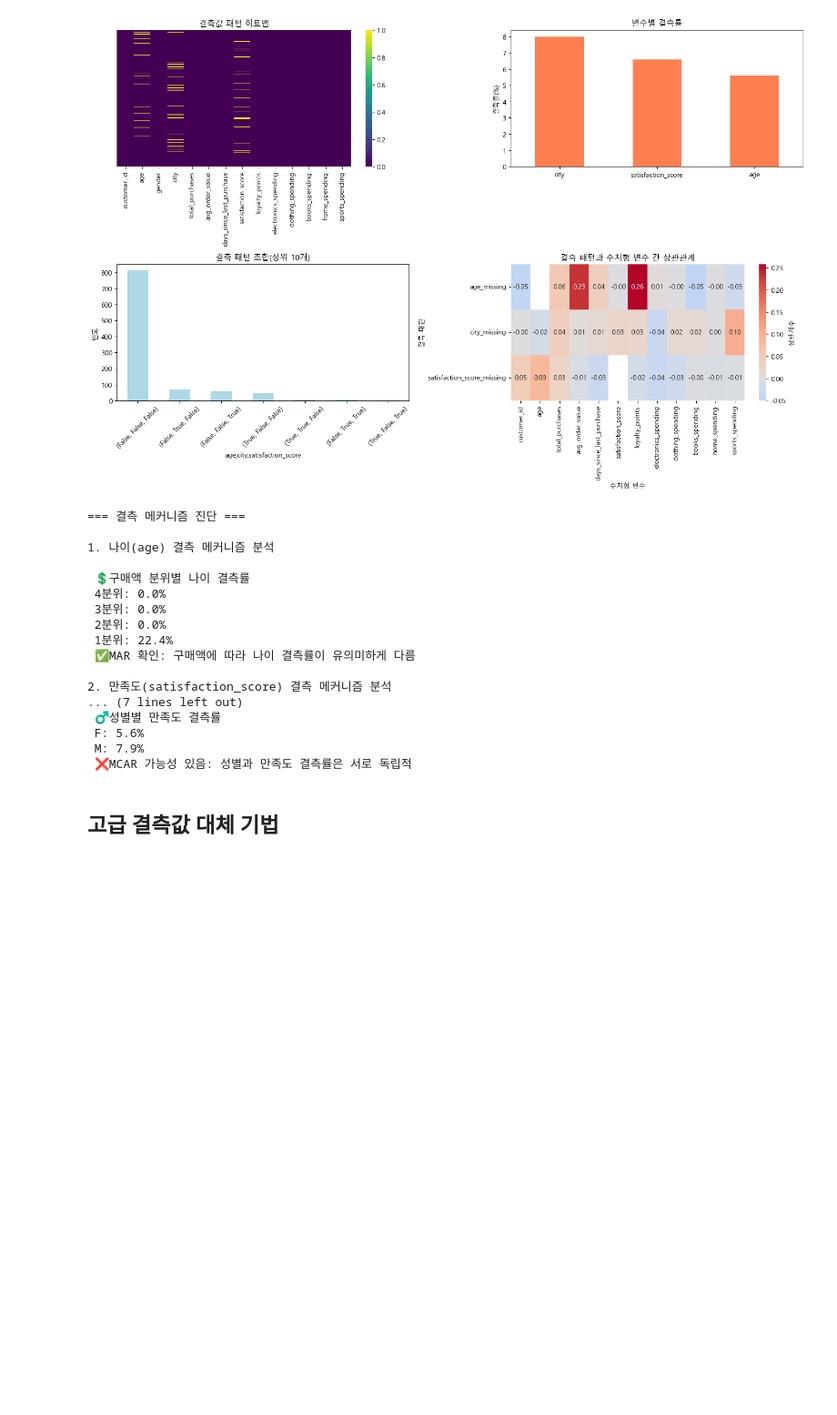
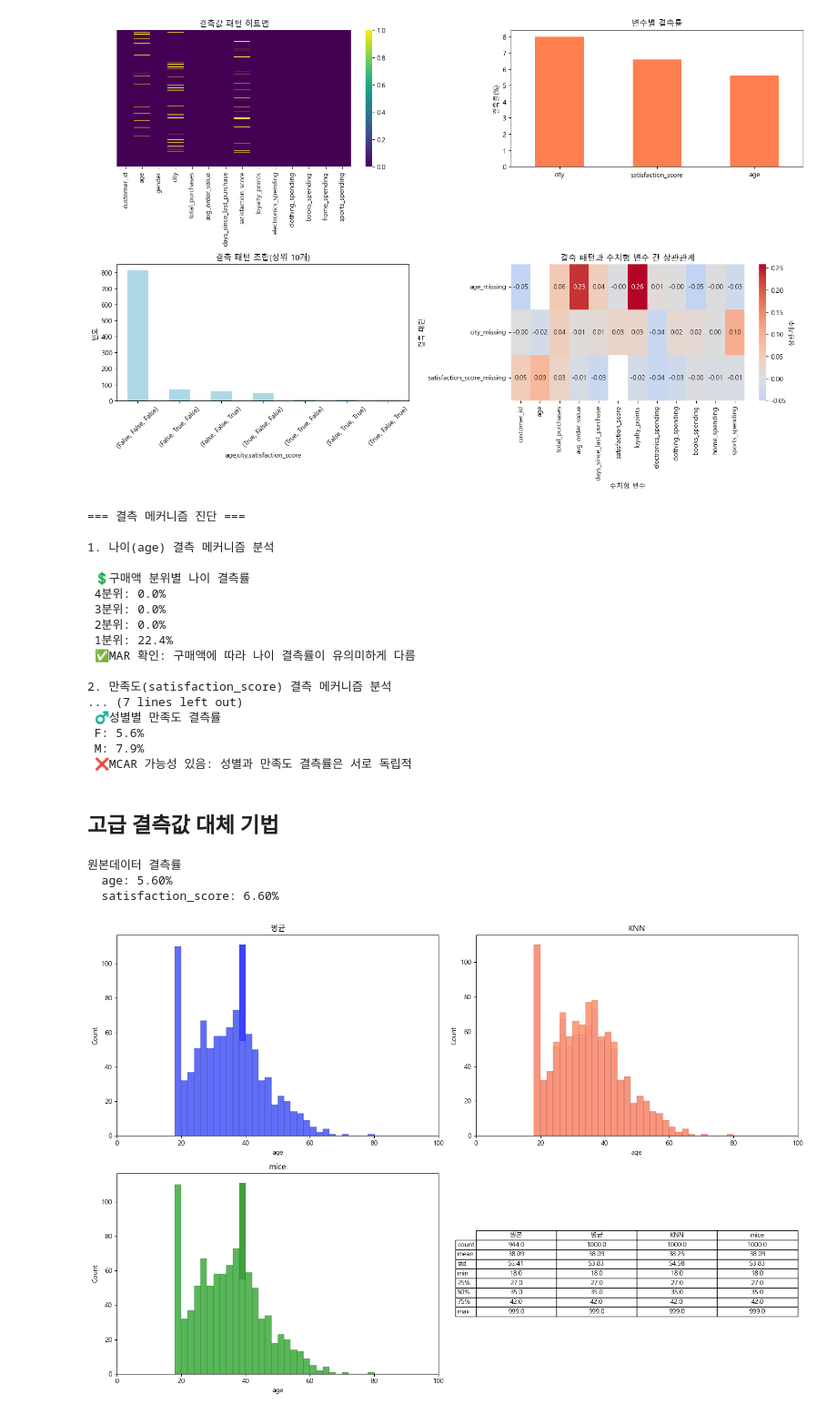
Before and after one commit to krystallinekim/TIL, a Jupyter notebook: 4.Python/데이터분석/04_eda.ipynb, the cells around one changed output. Shown: that part at 91% size. Cells and saved outputs as stored; diff of their text form; code cells hidden in the pictures; blank space fills up the shorter version.

```diff
--- a/4.Python/데이터분석/04_eda.ipynb
+++ b/4.Python/데이터분석/04_eda.ipynb
@@ -944,5 +944,82 @@ else:
 # %% [markdown]
 ## 고급 결측값 대체 기법
 # %%
+# impute: 대체하다
 from sklearn.impute import KNNImputer, SimpleImputer
+from sklearn.experimental import enable_iterative_imputer
 from sklearn.impute import IterativeImputer
+
+# 숫자형 컬럼만 뽑기
+numeric_cols = ['age', 'total_purchases', 'avg_order_value', 'days_since_last_purchase', 'satisfaction_score']
+df_numeric = ecommerce[numeric_cols]
+print('원본데이터 결측률')
+for col in numeric_cols:
+    missing_rate = df_numeric[col].isnull().mean()
+    if missing_rate:
+        print(f'  {col}: {missing_rate:.2%}')
+
+# 1. 결측에 전부 평균을 집어넣었음
+imputer_mean = SimpleImputer(strategy='mean')
+df_mean = df_numeric.copy()
+df_mean[numeric_cols] = imputer_mean.fit_transform(df_numeric[numeric_cols])
+
+
+# 2. KNN 대체 - K Nearest Neighbors, 결측값과 가장 가까운 n명을 뽑아서 그 사람들의 평균을 구함
+imputer_knn = KNNImputer(n_neighbors=5)
+df_knn = df_numeric.copy()
+df_knn[numeric_cols] = imputer_knn.fit_transform(df_numeric[numeric_cols])
+
+
+# 3. MICE 대체 - Multiple Imputation by Chained Equations, 결측변수를 다른 변수를 써서 회귀모델 예측
+imputer_mice = IterativeImputer(random_state=42, max_iter=10)
+df_mice = df_numeric.copy()
+df_mice[numeric_cols] = imputer_mice.fit_transform(df_numeric[numeric_cols])
+
+# age 변수의 대체결과 비교 시각화
+fig, axes = plt.subplots(2, 2, figsize=(15,10))
+a1, a2, a3, a4 = axes[0,0], axes[0,1], axes[1,0], axes[1,1]
+
+variable = 'age'
+if df_numeric[variable].isnull().sum():
+
+    sns.histplot(df_mean[variable], binwidth=2, kde=False, ax=a1, label='평균', color='blue')
+    sns.histplot(df_numeric[variable], binwidth= 2, kde=False, ax=a1, label='원본', color='lightblue', alpha=0.3)
+    a1.set_xlim(0, 100)
+    a1.set_title('평균')
+
+    sns.histplot(df_knn[variable], binwidth= 2, kde=False, ax=a2, label = 'KNN', color='coral')
+    sns.histplot(df_numeric[variable], binwidth= 2, kde=False, ax=a2, label='원본', color='lightcoral', alpha=0.3)
+    a2.set_xlim(0, 100)
+    a2.set_title('KNN')
+
+    sns.histplot(df_mice[variable], binwidth= 2, kde=False, ax=a3, label = 'mice', color='green')
+    sns.histplot(df_numeric[variable], binwidth= 2, kde=False, ax=a3, label='원본', color='lightgreen', alpha=0.3)
+    a3.set_xlim(0, 100)
+    a3.set_title('mice')
+
+
+    # 대체 전후 통계량 비교
+    comparison_stats = pd.DataFrame({
+        '원본': df_numeric[variable].describe(),
+        '평균': df_mean[variable].describe(),
+        'KNN': df_knn[variable].describe(),
+        'mice': df_mice[variable].describe(),
+    }).round(2)
+
+    # 텍스트로 통계 비교 표시
+    a4.axis('off')
+    a4.table(
+        cellText=comparison_stats.values,
+        rowLabels=comparison_stats.index,
+        colLabels=comparison_stats.columns,
+        cellLoc='center',
+        loc='center',
+    )
+
+    plt.tight_layout()
+    plt.show()
+# %% [output]
+원본데이터 결측률
+  age: 5.60%
+  satisfaction_score: 6.60%
+[figure, added]
```
Also changed, not shown: parts of 2 cells of this notebook.
